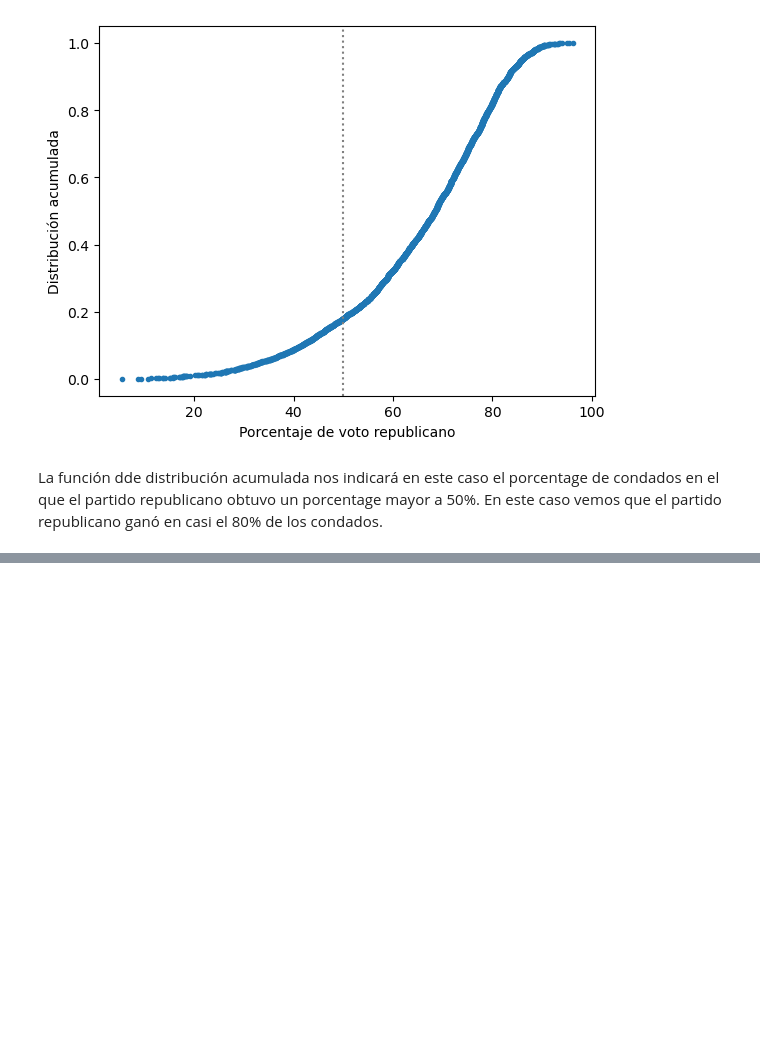
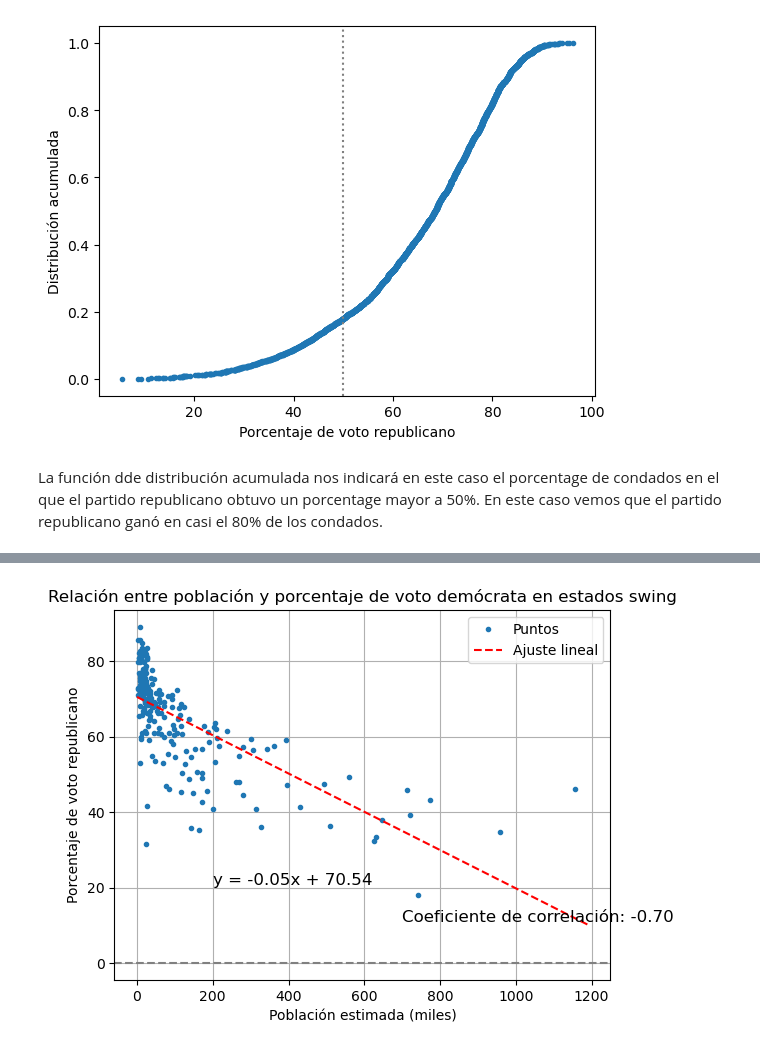
Before and after one commit to mjfura/descriptive_statistical, a Jupyter notebook: estadistica_descriptiva.ipynb, the cells around one changed output, grey strips where cells are left out. Saved outputs shown, nothing was run; the diff lists cells and outputs as text; code cells hidden in the pictures; blank space fills up the shorter version.

```diff
--- a/estadistica_descriptiva.ipynb
+++ b/estadistica_descriptiva.ipynb
@@ -131,0 +222,36 @@ La función dde distribución acumulada nos indicará en este caso el porcentage
+# %%
+# Ajuste lineal y gráfico de dispersión
+a, b = np.polyfit(x, y, 1)
+xf = np.arange(0, 1200, 10)
+yf = a * xf + b
+plt.plot(x, y, ".", label="Puntos")
+plt.plot(xf, yf, "--", color="red", label="Ajuste lineal")
+
+# Título, leyenda y etiquetas de los ejes
+plt.title("Relación entre población y porcentaje de voto demócrata en estados swing")
+plt.xlabel("Población estimada (miles)")
+plt.ylabel("Porcentaje de voto republicano")
+plt.legend()
+
+# Coeficiente de correlación
+pearson = np.corrcoef(x, y)[0, 1]
+plt.text(
+    700,
+    10,
+    f"Coeficiente de correlación: {pearson:.2f}",
+    fontsize=12,
+    ha="left",
+    va="bottom",
+)
+plt.axhline(y=0, color="gray", linestyle="--")
+
+# Ecuación de la recta
+plt.text(200, 20, f"y = {a:.2f}x + {b:.2f}", fontsize=12, ha="left", va="bottom")
+
+# Cuadrícula de fondo
+plt.grid(True)
+
+# Mostrar el gráfico
+plt.show()
+# %% [output]
+[figure, added]
```
Also changed, not shown: parts of 7 cells of this notebook, 1 other file.
